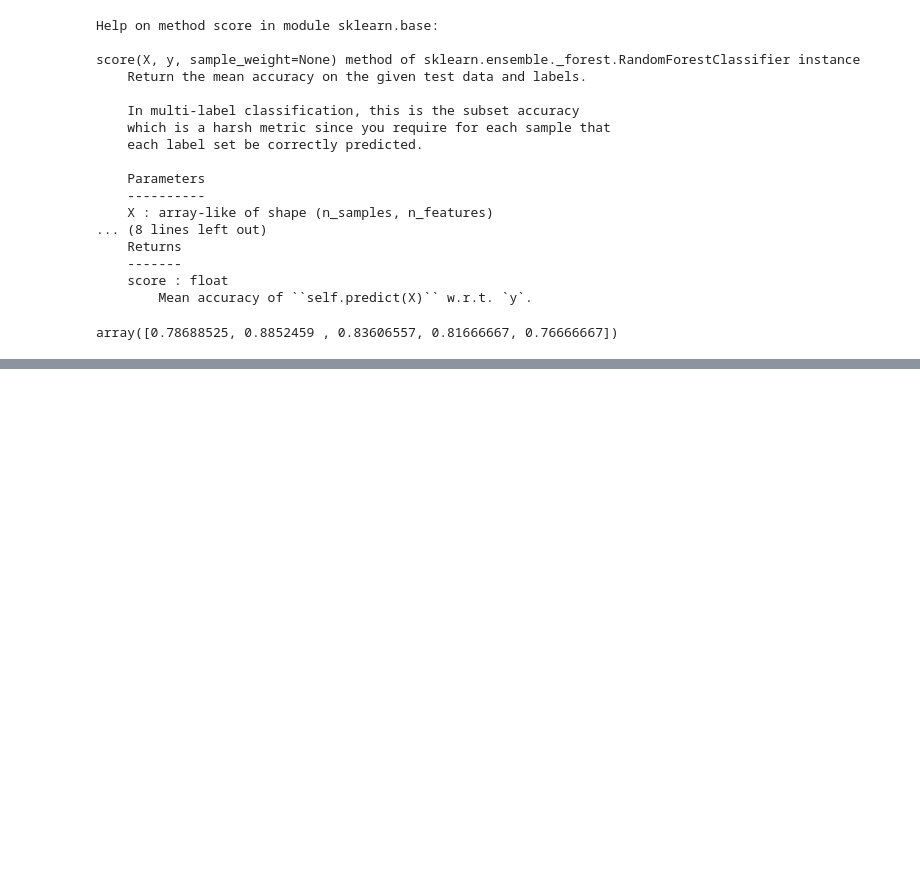
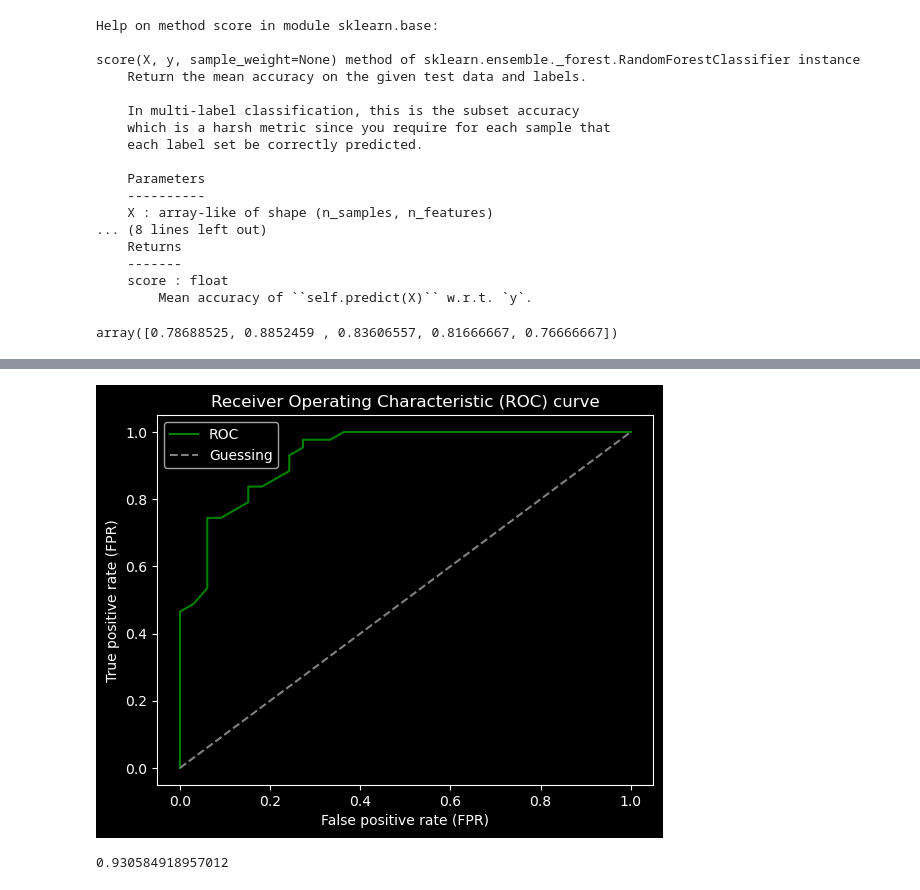
Before and after one commit to DarkDk123/ZTM-ML-Data-Science, a Jupyter notebook: 7. Scikit learn - Creating ML models/Scikit-learn Entire Breakdown.ipynb, the cells around one changed output, grey strips where cells are left out. Saved outputs shown, nothing was run; the diff lists cells and outputs as text; code cells hidden in the pictures; blank space fills up the shorter version.

```diff
--- a/7. Scikit learn - Creating ML models/Scikit-learn Entire Breakdown.ipynb
+++ b/7. Scikit learn - Creating ML models/Scikit-learn Entire Breakdown.ipynb
@@ -1415,0 +1512,7 @@ array([0.78688525, 0.8852459 , 0.83606557, 0.81666667, 0.76666667])
+# %%
+# Let's Compute "ROC" curve, It will Give "fpr", "tpr" & "thresholds".
+# See docstring.
+fpr, tpr, thresholds = roc_curve(y_test, y_probs_positive)
+
+# Check our "true positive rate"
+tpr # It's ambiguous to understand | We'll visualize it soon!
@@ -1415,0 +1546,41 @@ array([0.78688525, 0.8852459 , 0.83606557, 0.81666667, 0.76666667])
+# %%
+import matplotlib.pyplot as plt
+## With Instructor
+## Creating a function for plotting "ROC" curves
+def plot_roc_curve(fpr, tpr):
+    """
+    Plots a ROC curve given the False Positive Rate "FPR"
+    and True Positive Rate "TPR" of a model.
+    """
+
+    # plot the ROC curve
+    plt.plot(fpr, tpr, color="green", label="ROC")
+    # We can also plot a baseline for guessing "ROC" line
+    plt.plot(
+        [0,1], [0,1],
+        color="grey",
+        linestyle="--",
+        label="Guessing"
+    )
+
+    # Customize
+    plt.title("Receiver Operating Characteristic (ROC) curve")
+    plt.xlabel("False positive rate (FPR)")
+    plt.ylabel("True positive rate (FPR)")
+
+    plt.legend()
+    plt.show()
+
+# Let's use our function to plot "ROC" curve
+plot_roc_curve(fpr, tpr)
+# %% [output]
+[figure, added]
+# %%
+# We can calculate the "AUC score" for our "ROC" curve
+from sklearn.metrics import roc_auc_score
+
+# It's pretty good!!
+# As we can also see in the graph above!
+roc_auc_score(y_test, y_probs_positive)
+# %% [output]
+0.930584918957012
```
Also changed, not shown: parts of 14 cells of this notebook.
